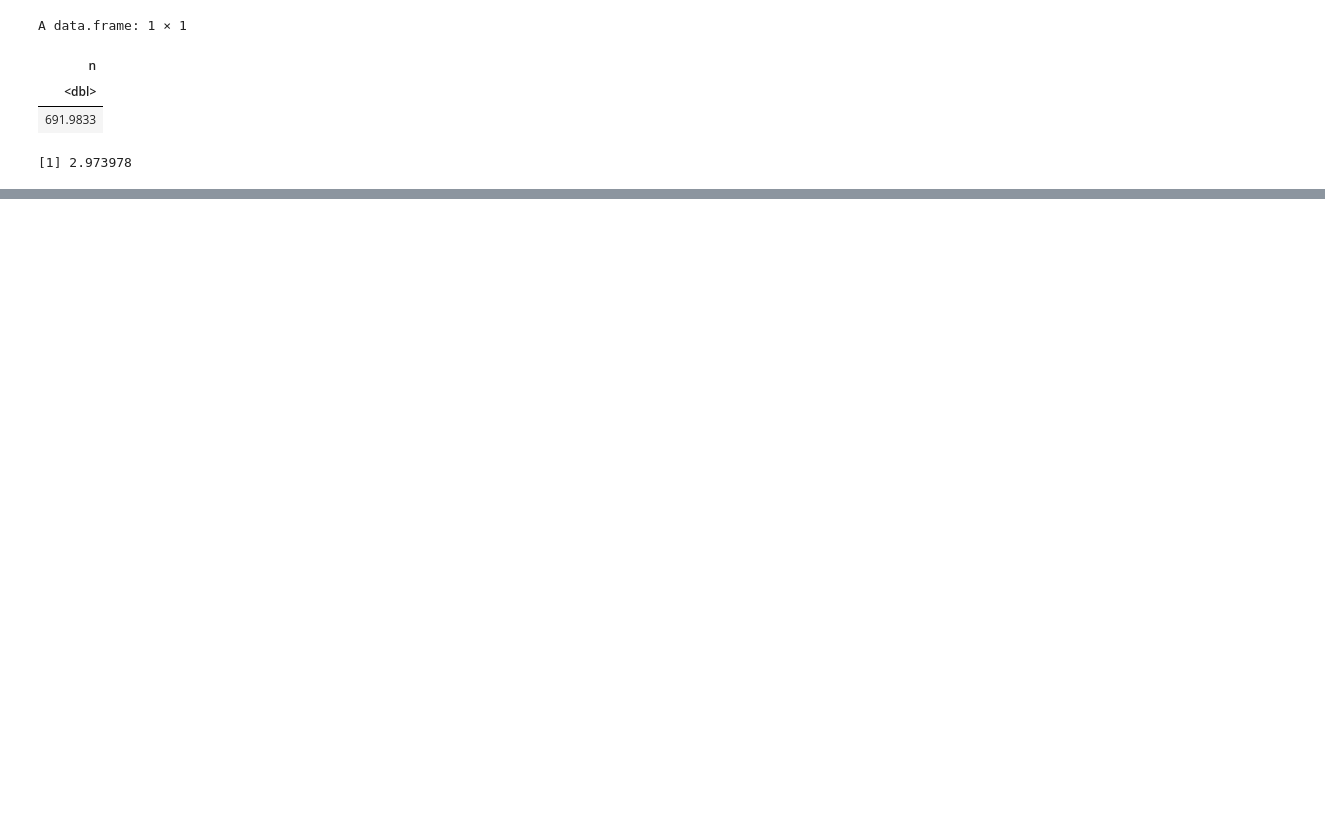
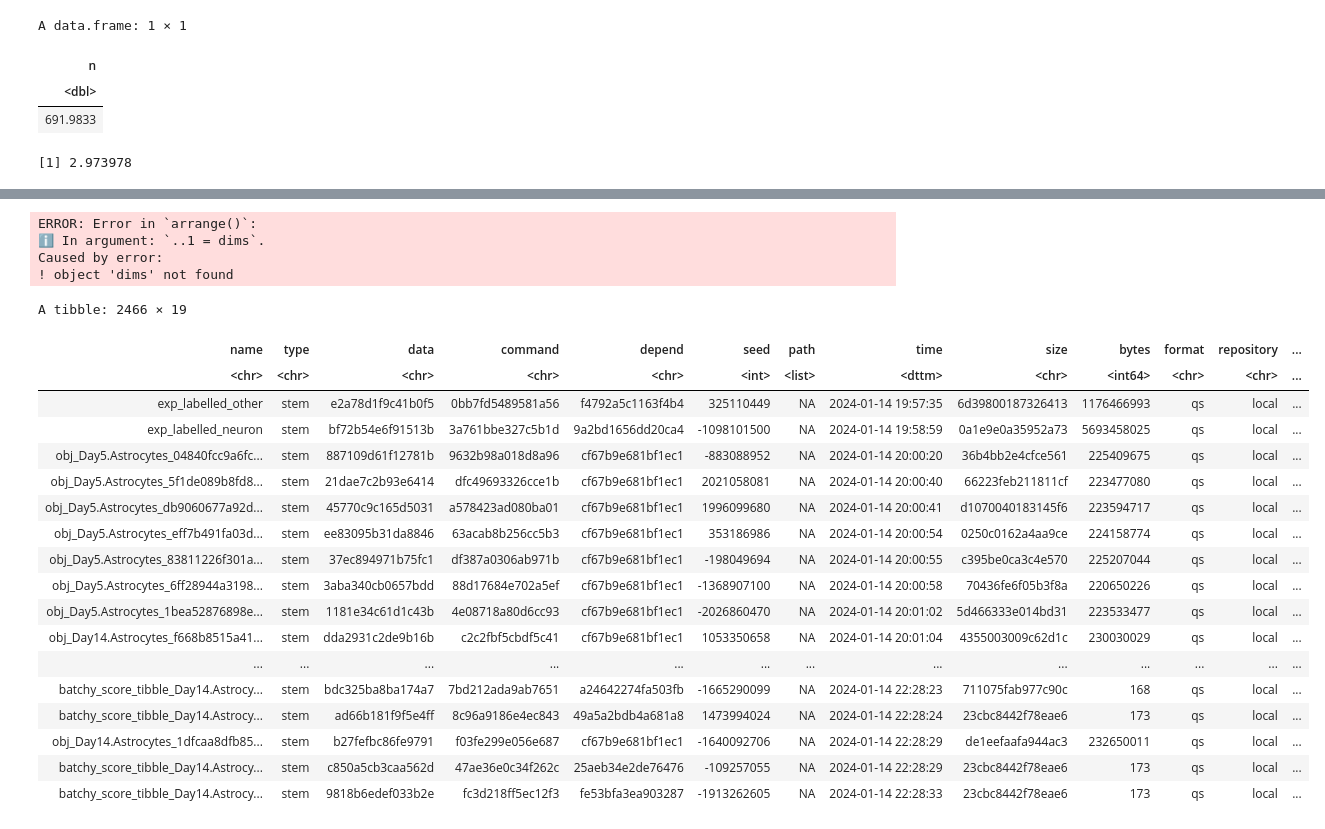
Before and after one commit to perslab/Aalling-Todorov-2024, a Jupyter notebook: 01_parameter_sweep/Untitled.ipynb, the cells around one changed output, grey strips where cells are left out. Cells and saved outputs as stored; diff of their text form; code cells hidden in the pictures; blank space fills up the shorter version.

```diff
--- a/01_parameter_sweep/Untitled.ipynb
+++ b/01_parameter_sweep/Untitled.ipynb
@@ -97,0 +179,52 @@ A data.frame: 1 × 1
+# %%
+# Load necessary libraries
+library(dplyr)
+library(ggplot2)
+library(pracma)
+
+# Assuming your tibble is named 'data' and has columns 'dims' and 'stdev'
+# data <- tibble(dims = ..., stdev = ...)
+
+# Create an interpolation function for stdev as a function of dims
+stdev_function <- function(x) approx(data$dims, data$stdev, x)$y
+
+# Calculate the derivative at each point in dims
+data <- data %>%
+  arrange(dims) %>%
+  mutate(deriv_stdev = sapply(dims, function(x) deriv(stdev_function, x)))
+
+# Plotting the derivative and stdev on the same ggplot
+ggplot(data, aes(x = dims)) +
+  geom_line(aes(y = stdev, color = "Standard Deviation")) +
+  geom_line(aes(y = deriv_stdev, color = "Derivative of Std Dev")) +
+  labs(title = "Plot of Stdev and its Derivative",
+       x = "Dimensions",
+       y = "Values") +
+  scale_color_manual(values = c("Standard Deviation" = "blue", "Derivative of Std Dev" = "red"))
+# %% [output]
+ERROR: Error in `arrange()`:
+ℹ In argument: `..1 = dims`.
+Caused by error:
+! object 'dims' not found
+# %%
+data
+# %% [output]
+A tibble: 2466 × 19
+| name | type | data | command | depend | seed | path | time | size | bytes | format | repository | ... |
+| <chr> | <chr> | <chr> | <chr> | <chr> | <int> | <list> | <dttm> | <chr> | <int64> | <chr> | <chr> | ... |
+| exp_labelled_other | stem | e2a78d1f9c41b0f5 | 0bb7fd5489581a56 | f4792a5c1163f4b4 | 325110449 | NA | 2024-01-14 19:57:35 | 6d39800187326413 | 1176466993 | qs | local | ... |
+| exp_labelled_neuron | stem | bf72b54e6f91513b | 3a761bbe327c5b1d | 9a2bd1656dd20ca4 | -1098101500 | NA | 2024-01-14 19:58:59 | 0a1e9e0a35952a73 | 5693458025 | qs | local | ... |
+| obj_Day5.Astrocytes_04840fcc9a6fc... | stem | 887109d61f12781b | 9632b98a018d8a96 | cf67b9e681bf1ec1 | -883088952 | NA | 2024-01-14 20:00:20 | 36b4bb2e4cfce561 | 225409675 | qs | local | ... |
+| obj_Day5.Astrocytes_5f1de089b8fd8... | stem | 21dae7c2b93e6414 | dfc49693326cce1b | cf67b9e681bf1ec1 | 2021058081 | NA | 2024-01-14 20:00:40 | 66223feb211811cf | 223477080 | qs | local | ... |
+| obj_Day5.Astrocytes_db9060677a92d... | stem | 45770c9c165d5031 | a578423ad080ba01 | cf67b9e681bf1ec1 | 1996099680 | NA | 2024-01-14 20:00:41 | d1070040183145f6 | 223594717 | qs | local | ... |
+| obj_Day5.Astrocytes_eff7b491fa03d... | stem | ee83095b31da8846 | 63acab8b256cc5b3 | cf67b9e681bf1ec1 | 353186986 | NA | 2024-01-14 20:00:54 | 0250c0162a4aa9ce | 224158774 | qs | local | ... |
+| obj_Day5.Astrocytes_83811226f301a... | stem | 37ec894971b75fc1 | df387a0306ab971b | cf67b9e681bf1ec1 | -198049694 | NA | 2024-01-14 20:00:55 | c395be0ca3c4e570 | 225207044 | qs | local | ... |
+| obj_Day5.Astrocytes_6ff28944a3198... | stem | 3aba340cb0657bdd | 88d17684e702a5ef | cf67b9e681bf1ec1 | -1368907100 | NA | 2024-01-14 20:00:58 | 70436fe6f05b3f8a | 220650226 | qs | local | ... |
+| obj_Day5.Astrocytes_1bea52876898e... | stem | 1181e34c61d1c43b | 4e08718a80d6cc93 | cf67b9e681bf1ec1 | -2026860470 | NA | 2024-01-14 20:01:02 | 5d466333e014bd31 | 223533477 | qs | local | ... |
+| obj_Day14.Astrocytes_f668b8515a41... | stem | dda2931c2de9b16b | c2c2fbf5cbdf5c41 | cf67b9e681bf1ec1 | 1053350658 | NA | 2024-01-14 20:01:04 | 4355003009c62d1c | 230030029 | qs | local | ... |
+| ... | ... | ... | ... | ... | ... | ... | ... | ... | ... | ... | ... | ... |
+| batchy_score_tibble_Day14.Astrocy... | stem | bdc325ba8ba174a7 | 7bd212ada9ab7651 | a24642274fa503fb | -1665290099 | NA | 2024-01-14 22:28:23 | 711075fab977c90c | 168 | qs | local | ... |
+| batchy_score_tibble_Day14.Astrocy... | stem | ad66b181f9f5e4ff | 8c96a9186e4ec843 | 49a5a2bdb4a681a8 | 1473994024 | NA | 2024-01-14 22:28:24 | 23cbc8442f78eae6 | 173 | qs | local | ... |
+| obj_Day14.Astrocytes_1dfcaa8dfb85... | stem | b27fefbc86fe9791 | f03fe299e056e687 | cf67b9e681bf1ec1 | -1640092706 | NA | 2024-01-14 22:28:29 | de1eefaafa944ac3 | 232650011 | qs | local | ... |
+| batchy_score_tibble_Day14.Astrocy... | stem | c850a5cb3caa562d | 47ae36e0c34f262c | 25aeb34e2de76476 | -109257055 | NA | 2024-01-14 22:28:29 | 23cbc8442f78eae6 | 173 | qs | local | ... |
+| batchy_score_tibble_Day14.Astrocy... | stem | 9818b6edef033b2e | fc3d218ff5ec12f3 | fe53bfa3ea903287 | -1913262605 | NA | 2024-01-14 22:28:33 | 23cbc8442f78eae6 | 173 | qs | local | ... |
```
Also changed, not shown: parts of 9 cells of this notebook, 3 other files.
